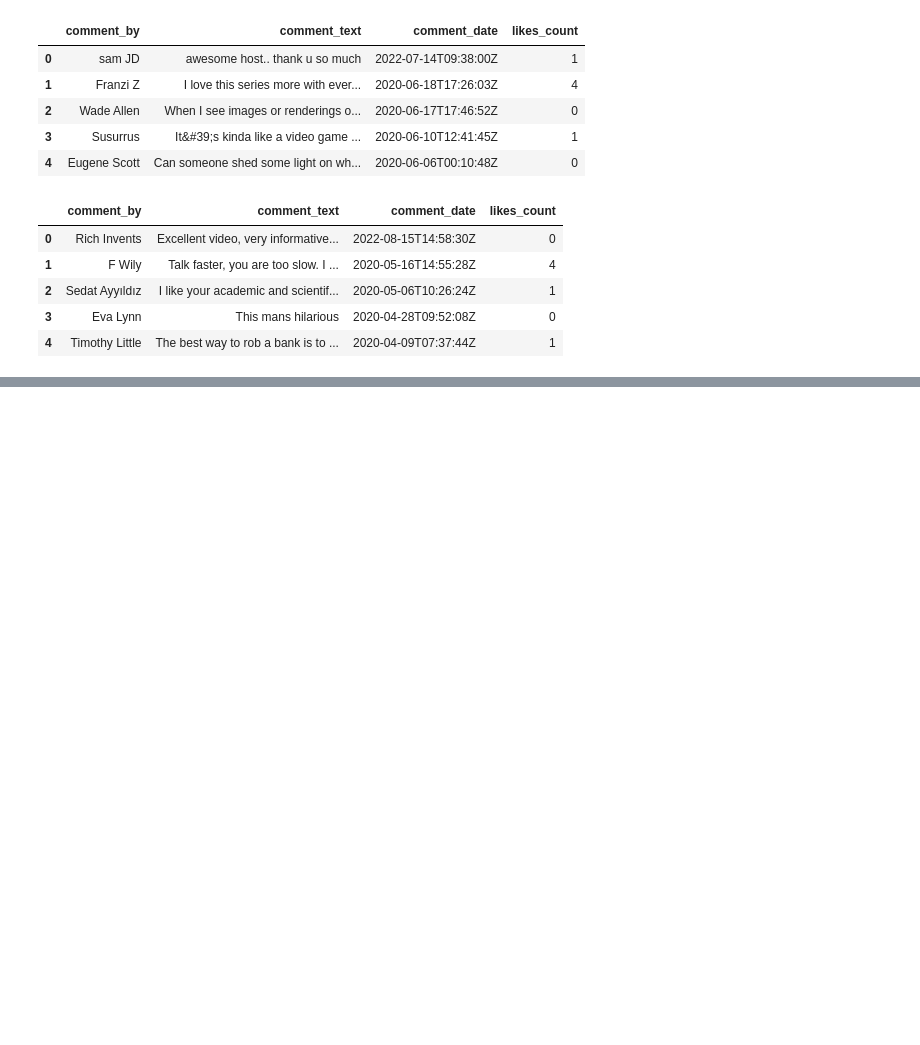
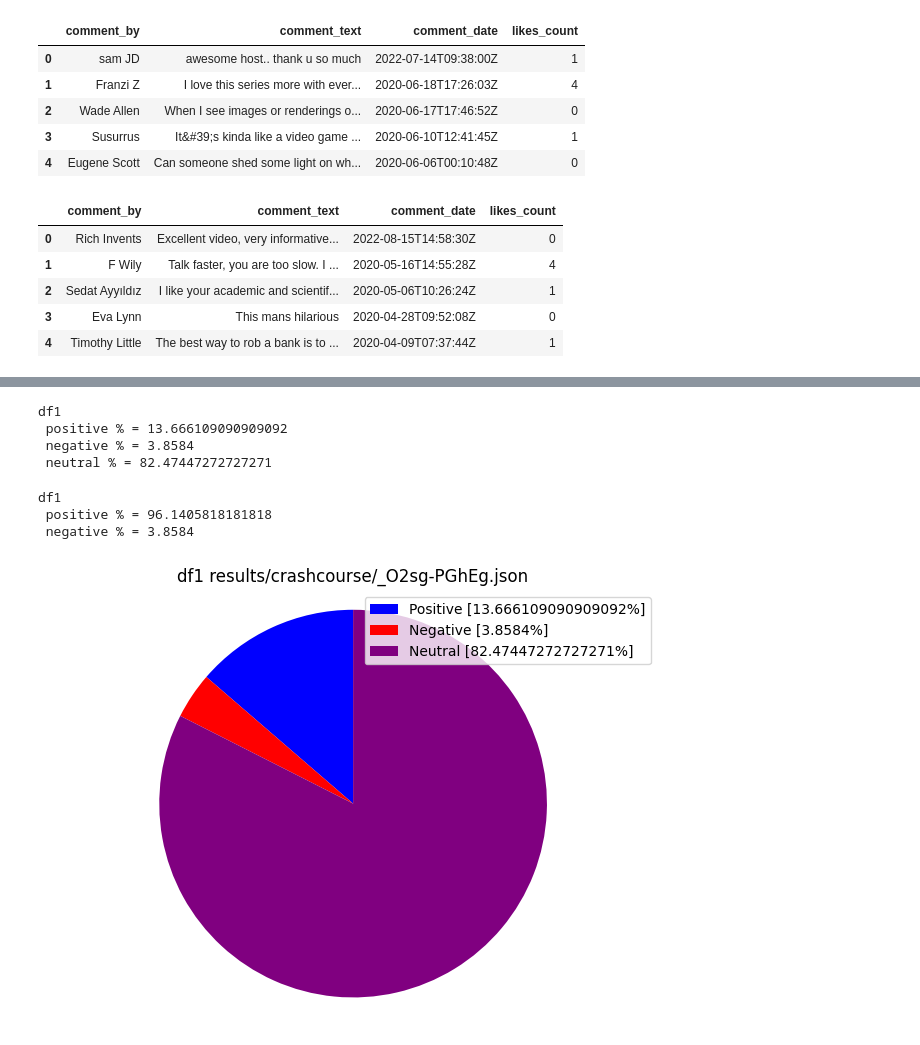
Before and after one commit to awaubreyw/aubrey_dissertation, a Jupyter notebook: src/get_sentiment_vader.ipynb, the cells around one changed output, grey strips where cells are left out. Cells and saved outputs as stored; diff of their text form; code cells hidden in the pictures; blank space fills up the shorter version.

```diff
--- a/src/get_sentiment_vader.ipynb
+++ b/src/get_sentiment_vader.ipynb
@@ -32,3 +41,15 @@ df2.head()
 | 2 | Sedat Ayyıldız | I like your academic and scientif... | 2020-05-06T10:26:24Z | 1 |
 | 3 | Eva Lynn | This mans hilarious | 2020-04-28T09:52:08Z | 0 |
 | 4 | Timothy Little | The best way to rob a bank is to ... | 2020-04-09T07:37:44Z | 1 |
+# %%
+# CITE
+#Hutto, C.J. & Gilbert, E.E. (2014). VADER: A Parsimonious Rule-based Model for Sentiment Analysis of Social Media Text. Eighth International Conference on Weblogs and Social Media (ICWSM-14). Ann Arbor, MI, June 2014.
+
+analyzer = SentimentIntensityAnalyzer()
+positive1 = []
+negative1 = []
+neutral1 = []
+
+positive2 = []
+negative2 = []
+neutral2 = []
@@ -34,0 +231,42 @@ df2.head()
+# %%
+#https://www.geeksforgeeks.org/data-visualization-different-charts-python/
+#A pie chart represents numbers in percentages, and the total sum of all segments needs to equal 100%
+#bar chart of 2 bars
+#x axis = video's neg and pos averages
+#y axis = average score values
+
+
+posavgpercentage1 = pos_avg1*100
+negavgpercentage1 = neg_avg1*100
+neuavgpercentage1 = neu_avg1*100
+
+print('df1 \n positive % = {} \n negative % = {} \n neutral % = {}'.format(posavgpercentage1, negavgpercentage1, neuavgpercentage1))
+# %% [output]
+df1
+ positive % = 13.666109090909092
+ negative % = 3.8584
+ neutral % = 82.47447272727271
+# %%
+print('df1 \n positive % = {} \n negative % = {}'.format(posavgpercentage1 + neuavgpercentage1, negavgpercentage1))
+# %% [output]
+df1
+ positive % = 96.1405818181818
+ negative % = 3.8584
+# %%
+import matplotlib.pyplot as plt
+
+labels = ['Positive ['+str(posavgpercentage1)+'%]', 'Negative ['+str(negavgpercentage1)+'%]', 'Neutral ['+str(neuavgpercentage1)+'%]']
+sizes = [posavgpercentage1, negavgpercentage1, neuavgpercentage1]
+colors = ['blue','red', 'purple']
+patches, texts = plt.pie(sizes, colors=colors, startangle=90)
+plt.legend(patches,labels,loc="best")
+
+plt.title("df1 results/crashcourse/_O2sg-PGhEg.json")
+
+#def dump() function to extract video_title and use video_title to name csv file of comments of your own code
+
+plt.axis('equal')
+plt.tight_layout()
+plt.show()
+# %% [output]
+[figure, added]
```
Also changed, not shown: parts of 24 cells of this notebook, 1 other file.
